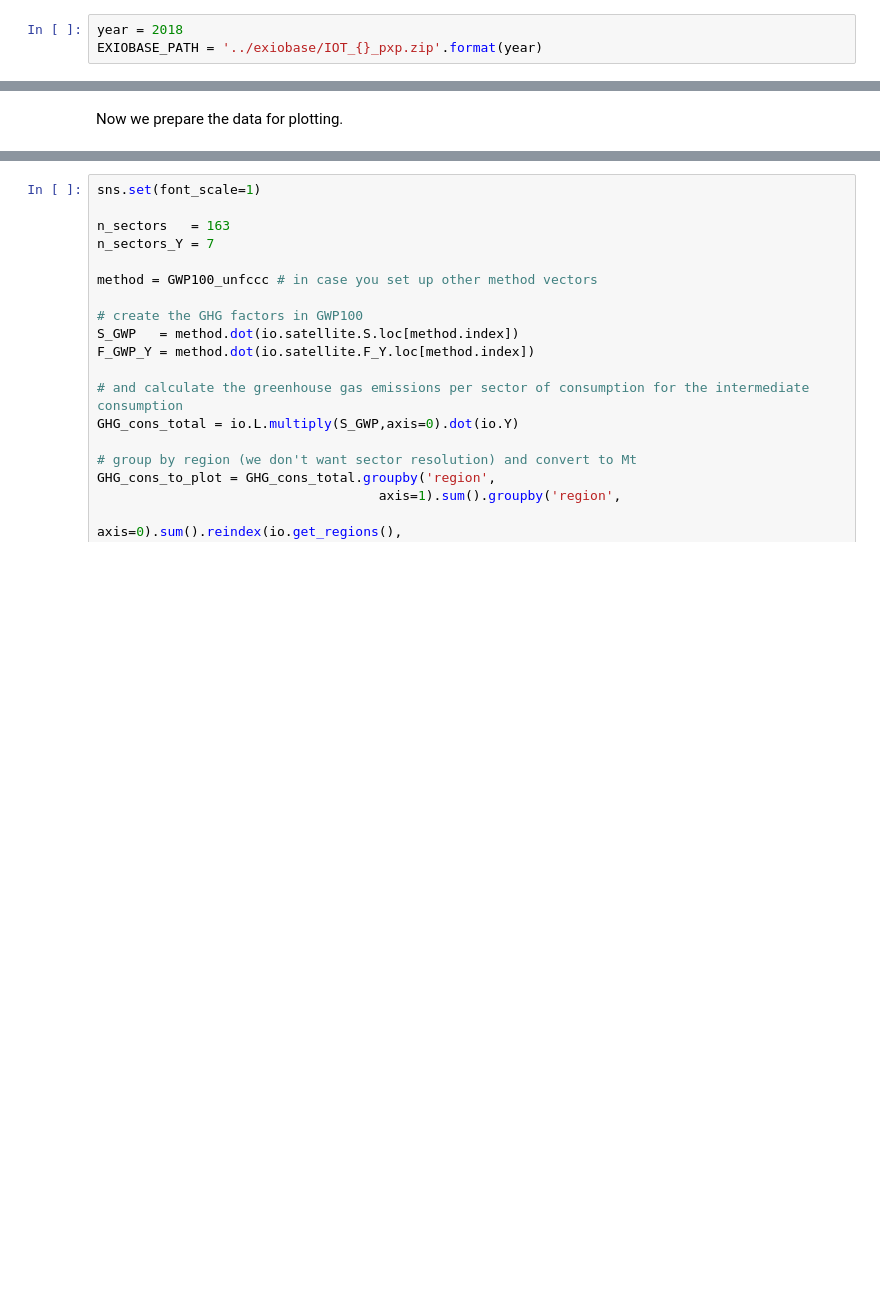
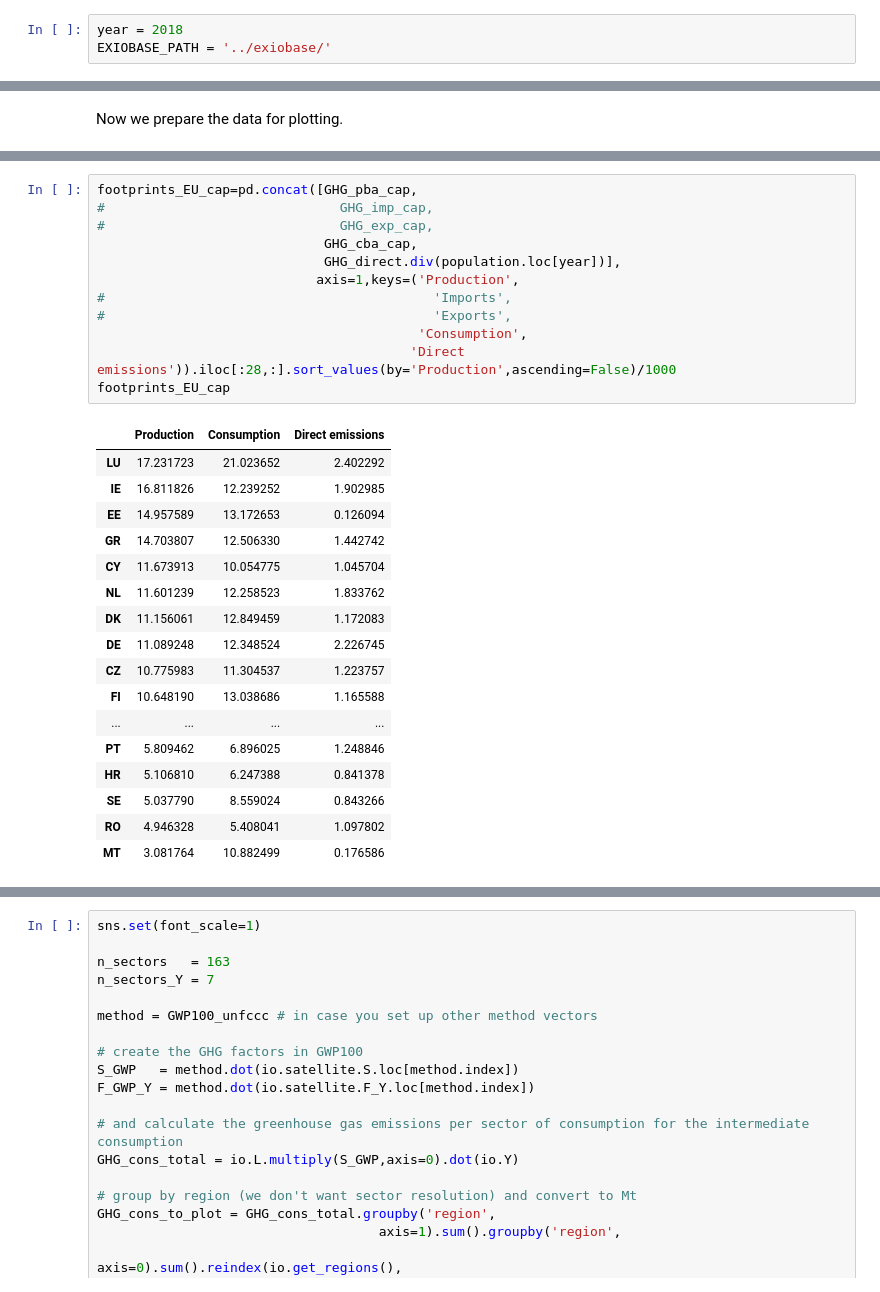
Before and after one commit to thomasgibon/io-footprinting, a Jupyter notebook: exiobase_use.ipynb, the cells around one changed output, grey strips where cells are left out. Drawn from its saved outputs; the diff is of its cells as text; blank space fills up the shorter version.

```diff
--- a/exiobase_use.ipynb
+++ b/exiobase_use.ipynb
@@ -24,7 +26,7 @@ I recommend using the command described below.
 Then specify a year you want to work with. Note: in the 3.8 version, year 2019 has some issues, specifically for EU and Denmark in particular. You may want to choose another year instead.
 # %%
 year = 2018
-EXIOBASE_PATH = '../exiobase/IOT_{}_pxp.zip'.format(year)
+EXIOBASE_PATH = '../exiobase/'
 # %% [markdown]
 Then, just import the IO system with `pymrio`:
 # %%
@@ -74,0 +94,30 @@ Now we prepare the data for plotting.
+# %%
+footprints_EU_cap=pd.concat([GHG_pba_cap,
+#                              GHG_imp_cap,
+#                              GHG_exp_cap,
+                             GHG_cba_cap,
+                             GHG_direct.div(population.loc[year])],
+                            axis=1,keys=('Production',
+#                                          'Imports',
+#                                          'Exports',
+                                         'Consumption',
+                                        'Direct emissions')).iloc[:28,:].sort_values(by='Production',ascending=False)/1000
+footprints_EU_cap
+# %% [output]
+|  | Production | Consumption | Direct emissions |
+| LU | 17.231723 | 21.023652 | 2.402292 |
+| IE | 16.811826 | 12.239252 | 1.902985 |
+| EE | 14.957589 | 13.172653 | 0.126094 |
+| GR | 14.703807 | 12.506330 | 1.442742 |
+| CY | 11.673913 | 10.054775 | 1.045704 |
+| NL | 11.601239 | 12.258523 | 1.833762 |
+| DK | 11.156061 | 12.849459 | 1.172083 |
+| DE | 11.089248 | 12.348524 | 2.226745 |
+| CZ | 10.775983 | 11.304537 | 1.223757 |
+| FI | 10.648190 | 13.038686 | 1.165588 |
+| ... | ... | ... | ... |
+| PT | 5.809462 | 6.896025 | 1.248846 |
+| HR | 5.106810 | 6.247388 | 0.841378 |
+| SE | 5.037790 | 8.559024 | 0.843266 |
+| RO | 4.946328 | 5.408041 | 1.097802 |
+| MT | 3.081764 | 10.882499 | 0.176586 |
```
Also changed, not shown: parts of 8 cells of this notebook.
